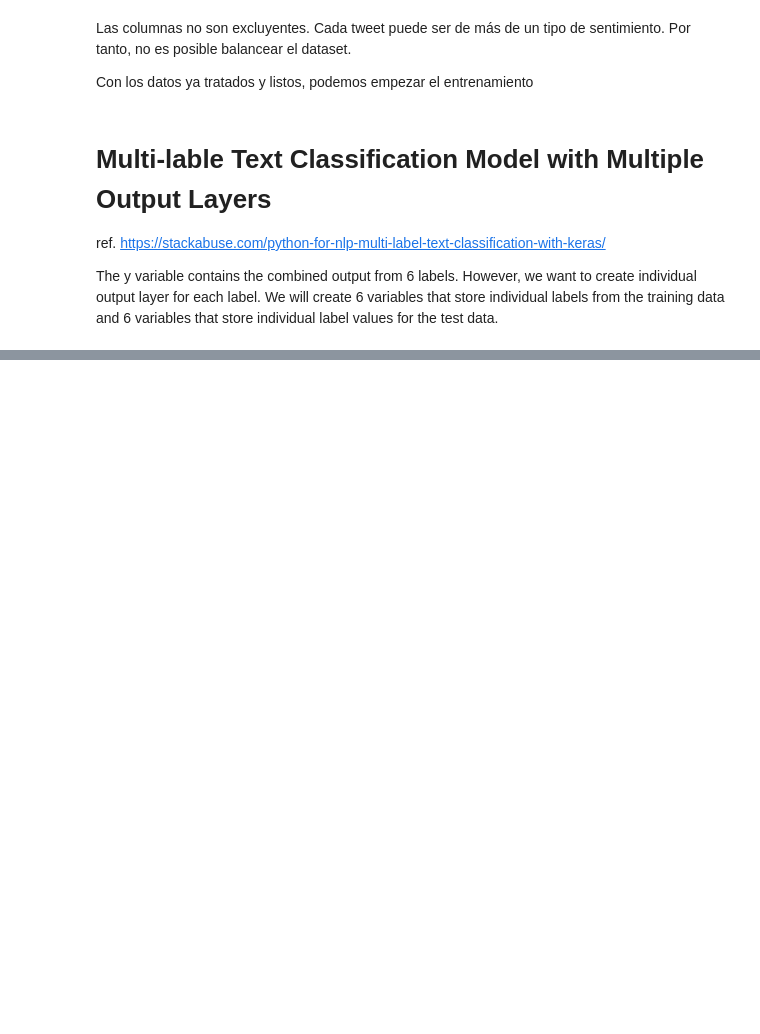
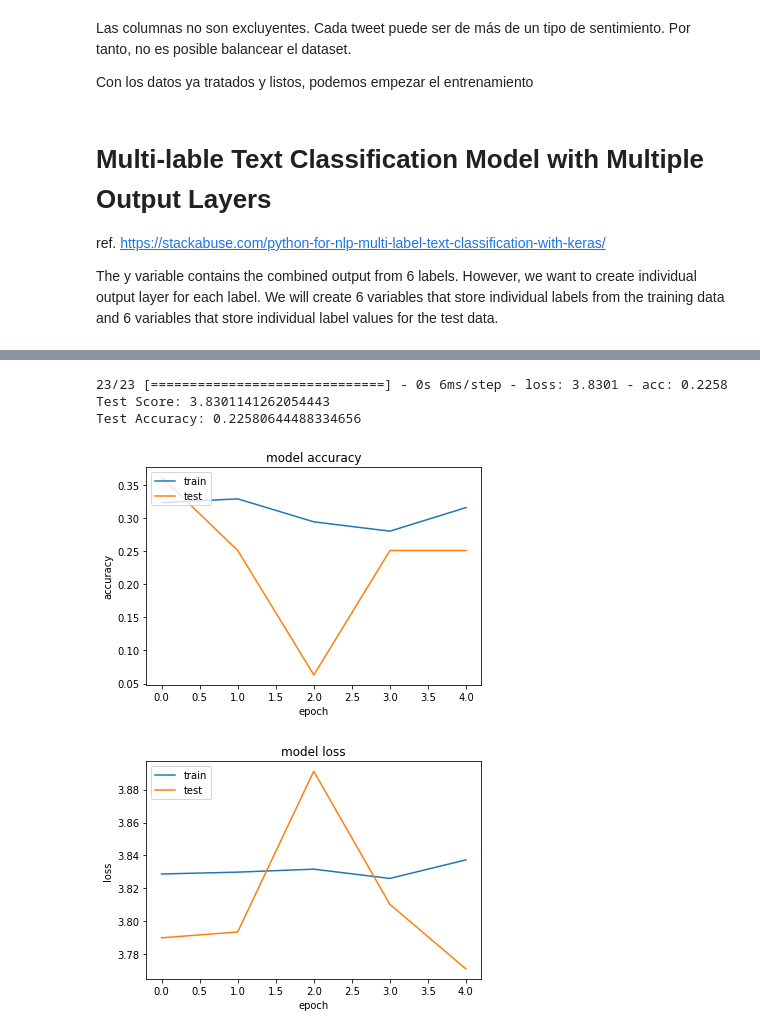
Before and after one commit to javierFerreroM/NLP_Project, a Jupyter notebook: NLP.ipynb, the cells around one changed output, grey strips where cells are left out. Drawn from its saved outputs; the diff is of its cells as text; code cells hidden in the pictures; blank space fills up the shorter version.

```diff
--- a/NLP.ipynb
+++ b/NLP.ipynb
@@ -330,3 +347,14 @@ model.compile(loss='binary_crossentropy', optimizer='adam', metrics=['acc'])
+# %%
+maxlen = length_long_sentence
+
+input_1 = Input(shape=(maxlen,))
+#embedding_layer = Embedding(len(X_train), length_long_sentence, weights=[X_train], trainable=False)(input_1)
+embedding_layer = Embedding(len(X_train), length_long_sentence, input_length=length_long_sentence)(input_1)
+LSTM_Layer1 = LSTM(128)(embedding_layer)
+output1 = Dense(11, activation='softmax')(LSTM_Layer1)
+
+model = Model(inputs=input_1, outputs=output1)
+model.compile(loss='categorical_crossentropy', optimizer='adam', metrics=['acc'])
 # %%
 model.summary()
 # %% [output]
@@ -356,6 +384,7 @@ else:
 # %% [output]
 [drawing not drawn]
 # %%
-y = [y1_train, y2_train, y3_train, y4_train, y5_train, y6_train, y7_train, y8_train, y9_train, y10_train, y11_train]
-model.fit(x=X_train, y=y, epochs=100, verbose=1)
+# y = [y1_train, y2_train, y3_train, y4_train, y5_train, y6_train, y7_train, y8_train, y9_train, y10_train, y11_train]
+with tf.device('/GPU:0'):
+  history = model.fit(X_train, Y_train, batch_size = 20, epochs=5, verbose=1, validation_split = 0.2)
 # %% [output]
@@ -364,0 +401,32 @@ ValueError: ignored
+# %%
+score = model.evaluate(X_test, Y_test, verbose=1)
+
+print("Test Score:", score[0])
+print("Test Accuracy:", score[1])
+# %% [output]
+23/23 [==============================] - 0s 6ms/step - loss: 3.8301 - acc: 0.2258
+Test Score: 3.8301141262054443
+Test Accuracy: 0.22580644488334656
+# %%
+import matplotlib.pyplot as plt
+
+plt.plot(history.history['acc'])
+plt.plot(history.history['val_acc'])
+
+plt.title('model accuracy')
+plt.ylabel('accuracy')
+plt.xlabel('epoch')
+plt.legend(['train','test'], loc='upper left')
+plt.show()
+
+plt.plot(history.history['loss'])
+plt.plot(history.history['val_loss'])
+
+plt.title('model loss')
+plt.ylabel('loss')
+plt.xlabel('epoch')
+plt.legend(['train','test'], loc='upper left')
+plt.show()
+# %% [output]
+[figure, added]
+[figure, added]
```
Also changed, not shown: parts of 9 cells of this notebook.
